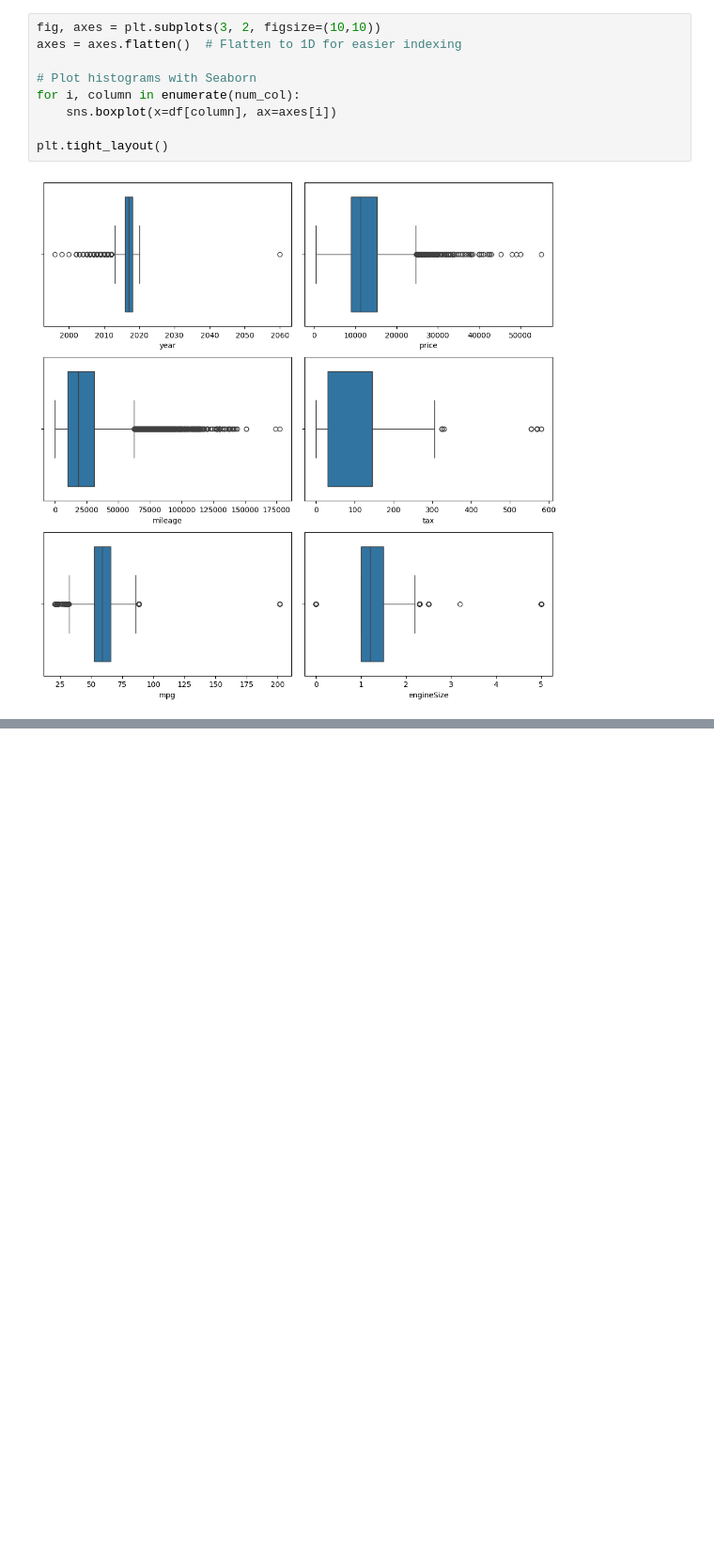
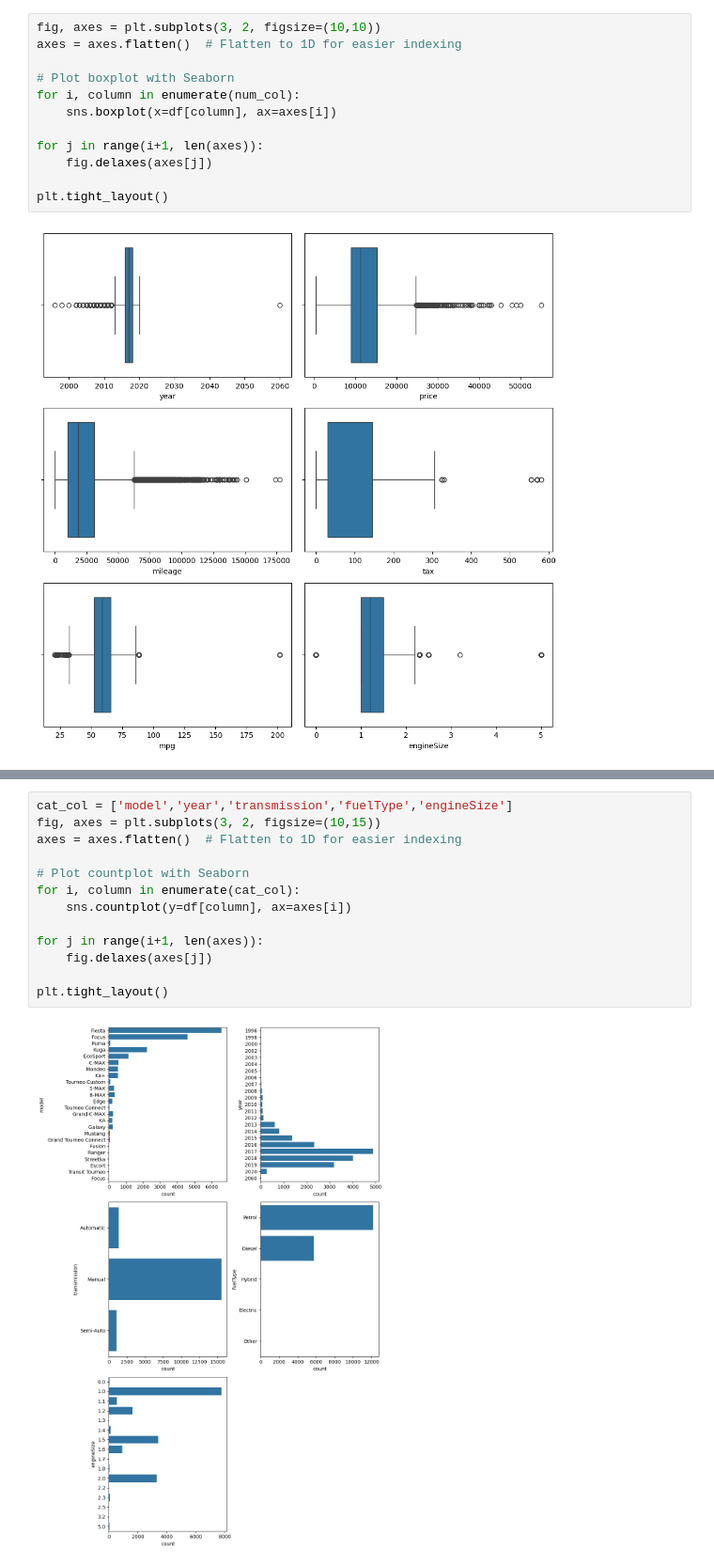
Before and after one commit to wasif-h/Car_Price_Prediction, a Jupyter notebook: prediction.ipynb, the cells around one changed output, grey strips where cells are left out. Shown at 94% size. Saved outputs shown, nothing was run; the diff lists cells and outputs as text; blank space fills up the shorter version.

```diff
--- a/prediction.ipynb
+++ b/prediction.ipynb
@@ -111,10 +116,13 @@ plt.tight_layout()
 fig, axes = plt.subplots(3, 2, figsize=(10,10))
 axes = axes.flatten()  # Flatten to 1D for easier indexing
 
-# Plot histograms with Seaborn
+# Plot boxplot with Seaborn
 for i, column in enumerate(num_col):
     sns.boxplot(x=df[column], ax=axes[i])
 
+for j in range(i+1, len(axes)):
+    fig.delaxes(axes[j])
+
 plt.tight_layout()
 # %% [output]
 [figure]
@@ -120,0 +140,15 @@ plt.tight_layout()
+# %%
+cat_col = ['model','year','transmission','fuelType','engineSize']
+fig, axes = plt.subplots(3, 2, figsize=(10,15))
+axes = axes.flatten()  # Flatten to 1D for easier indexing
+
+# Plot countplot with Seaborn
+for i, column in enumerate(cat_col):
+    sns.countplot(y=df[column], ax=axes[i])
+
+for j in range(i+1, len(axes)):
+    fig.delaxes(axes[j])
+
+plt.tight_layout()
+# %% [output]
+[figure, added]
```
Also changed, not shown: parts of 6 cells of this notebook.
